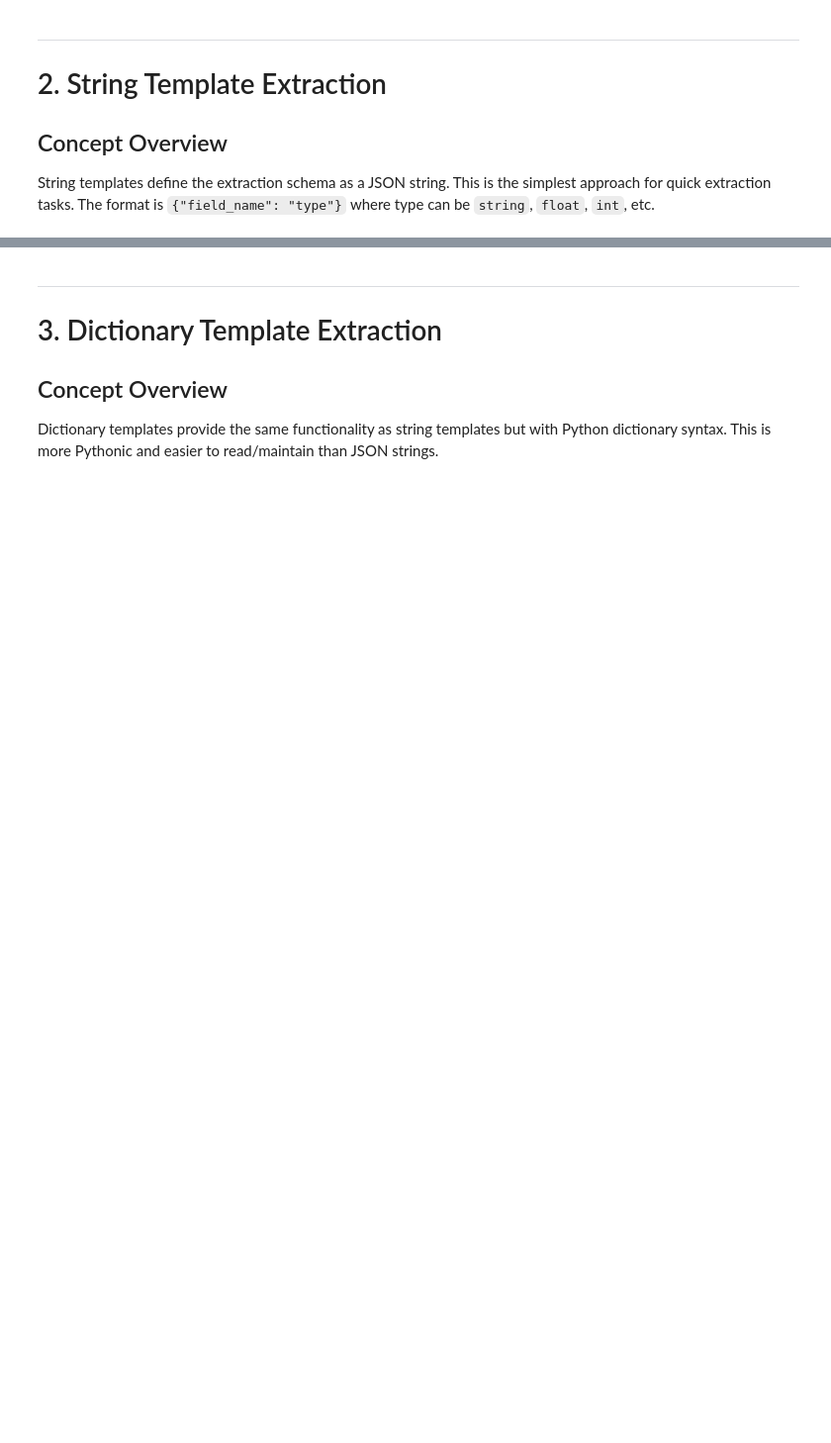
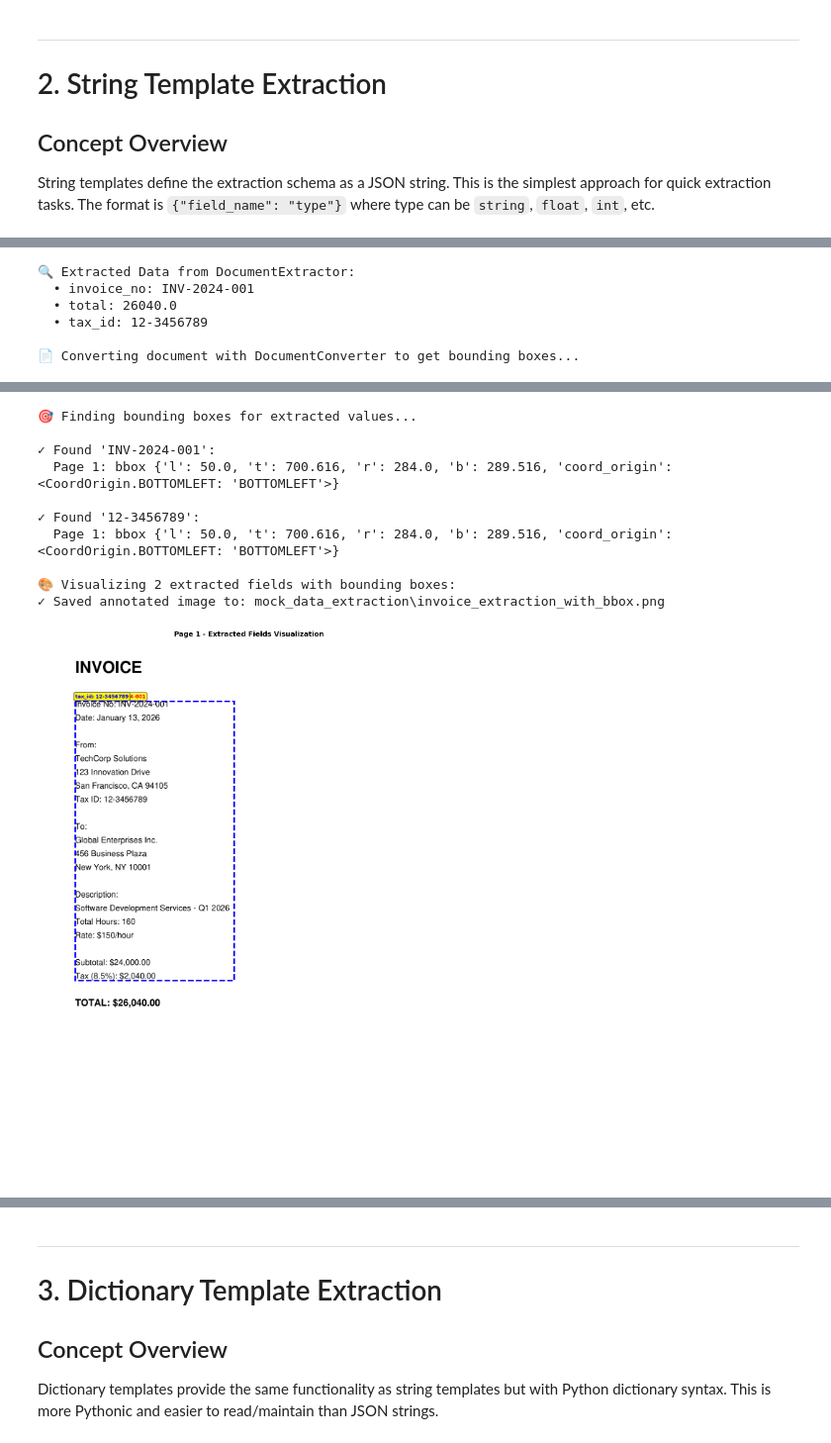
Before and after one commit to machzqcq/OPENSEARCH_INTERMEDIATE_TUTORIAL, a Jupyter notebook: 7. BONUS_PROJECTS/chonkie_docling_langxtract/2.docling/3.information_extraction.ipynb, the cells around one changed output, grey strips where cells are left out. Shown at 99% size. Drawn from its saved outputs; the diff is of its cells as text; code cells hidden in the pictures; blank space fills up the shorter version.

Commit message:
bounding boxes to visualize

```diff
--- a/7. BONUS_PROJECTS/chonkie_docling_langxtract/2.docling/3.information_extraction.ipynb
+++ b/7. BONUS_PROJECTS/chonkie_docling_langxtract/2.docling/3.information_extraction.ipynb
@@ -325,3 +573,59 @@ The following generation flags are not valid and may be ignored: ['temperature',
 ✓ Extracted Invoice No: INV-2024-001
 ✓ Extracted Total: $26040.00
 ✓ Extracted Tax ID: 12-3456789
+# %%
+# Step 1: Get extracted data structure
+if result.pages:
+    page_data = result.pages[0]
+    extracted = page_data.extracted_data
+
+    print("🔍 Extracted Data from DocumentExtractor:")
+    for field, value in extracted.items():
+        print(f"  • {field}: {value}")
+
+# Step 2: Convert document to get layout and bounding boxes
+print("\n📄 Converting document with DocumentConverter to get bounding boxes...")
+doc_converter = DocumentConverter()
+conversion_result = doc_converter.convert(file_path)
+
+# Step 3: Find bounding boxes for extracted values
+print("\n🎯 Finding bounding boxes for extracted values...")
+search_values = [str(v) for v in extracted.values() if v]
+bbox_matches = find_text_bounding_boxes(conversion_result, search_values, page_filter=1)
+
+# Display matches
+for text, matches in bbox_matches.items():
+    if matches:
+        print(f"\n✓ Found '{text}':")
+        for match in matches:
+            print(f"  Page {match['page']}: bbox {match['bbox']}")
+
+# Step 4: Visualize with bounding boxes
+if bbox_matches:
+    # Collect all bboxes that were found
+    all_bboxes = []
+    all_labels = []
+
+    for field, value in extracted.items():
+        value_str = str(value)
+        if value_str in bbox_matches and bbox_matches[value_str]:
+            # Use first match
+            match = bbox_matches[value_str][0]
+            all_bboxes.append(match)
+            all_labels.append(f"{field}: {value}")
+
+    if all_bboxes:
+        print(f"\n🎨 Visualizing {len(all_bboxes)} extracted fields with bounding boxes:")
+        try:
+            draw_bounding_boxes_on_page(
+                file_path,
+                all_bboxes,
+                labels=all_labels,
+                output_path=mock_dir / "invoice_extraction_with_bbox.png"
+            )
+        except Exception as e:
+            print(f"⚠️ Visualization error: {e}")
+            print("   (Continuing without visualization)")
+else:
+    print("\n⚠️ No bounding boxes found - text matching may need adjustment")
+# %% [output]
@@ -327,0 +646,6 @@ The following generation flags are not valid and may be ignored: ['temperature',
+🔍 Extracted Data from DocumentExtractor:
+  • invoice_no: INV-2024-001
+  • total: 26040.0
+  • tax_id: 12-3456789
+
+📄 Converting document with DocumentConverter to get bounding boxes...
@@ -327,0 +656,11 @@ The following generation flags are not valid and may be ignored: ['temperature',
+🎯 Finding bounding boxes for extracted values...
+
+✓ Found 'INV-2024-001':
+  Page 1: bbox {'l': 50.0, 't': 700.616, 'r': 284.0, 'b': 289.516, 'coord_origin': <CoordOrigin.BOTTOMLEFT: 'BOTTOMLEFT'>}
+
+✓ Found '12-3456789':
+  Page 1: bbox {'l': 50.0, 't': 700.616, 'r': 284.0, 'b': 289.516, 'coord_origin': <CoordOrigin.BOTTOMLEFT: 'BOTTOMLEFT'>}
+
+🎨 Visualizing 2 extracted fields with bounding boxes:
+✓ Saved annotated image to: mock_data_extraction\invoice_extraction_with_bbox.png
+[figure, added]
```
Also changed, not shown: parts of 15 cells of this notebook, 3 other files.
